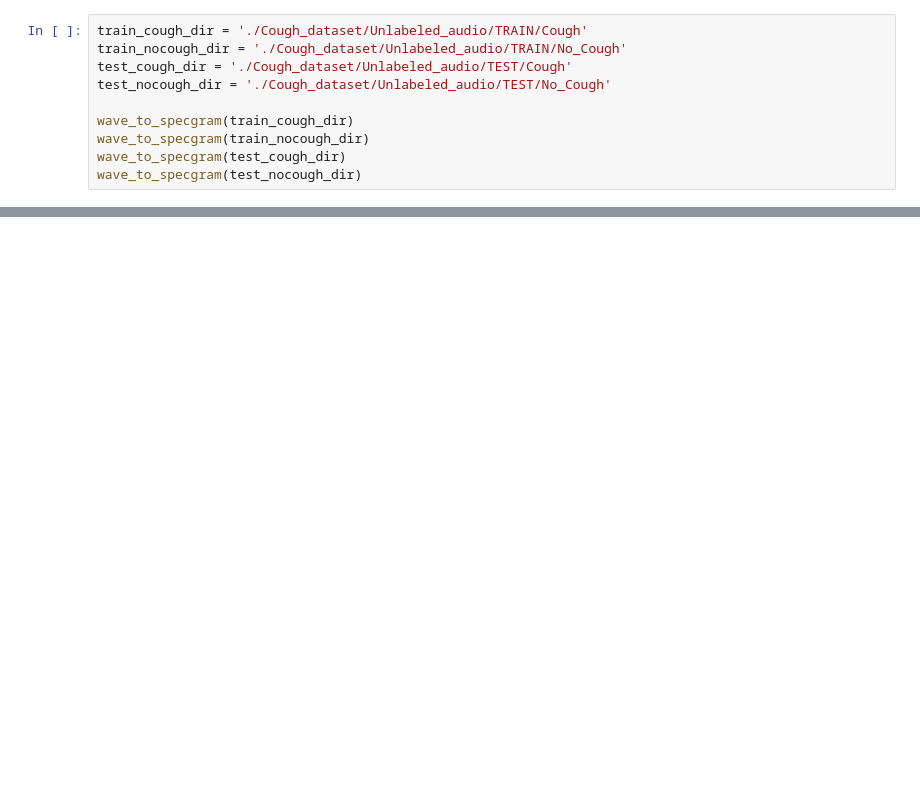
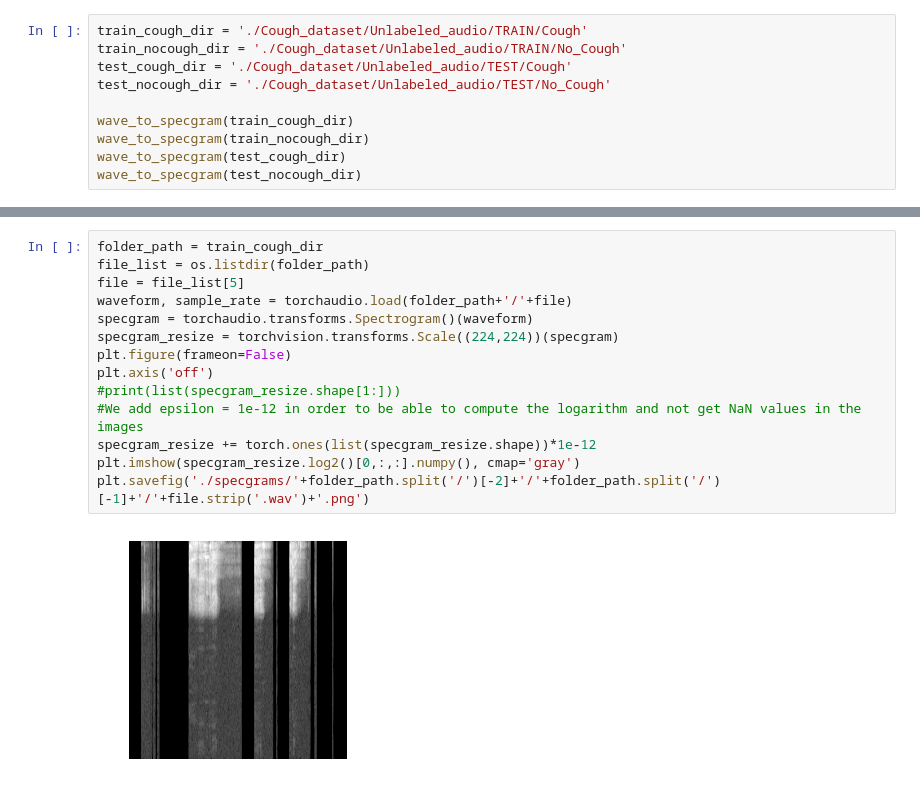
Before and after one commit to CarlOwOs/Apolo-COVID-cough-predictor, a Jupyter notebook: Preprocessing.ipynb, the cells around one changed output, grey strips where cells are left out. Cells and saved outputs as stored; diff of their text form; blank space fills up the shorter version.

Commit message:
sumar epsilon antes del log

```diff
--- a/Preprocessing.ipynb
+++ b/Preprocessing.ipynb
@@ -56,0 +73,16 @@ print('total validation nocough files:', len(os.listdir(test_nocough_dir)))
+# %%
+folder_path = train_cough_dir
+file_list = os.listdir(folder_path)
+file = file_list[5]
+waveform, sample_rate = torchaudio.load(folder_path+'/'+file)
+specgram = torchaudio.transforms.Spectrogram()(waveform)
+specgram_resize = torchvision.transforms.Scale((224,224))(specgram)
+plt.figure(frameon=False)
+plt.axis('off')
+#print(list(specgram_resize.shape[1:]))
+#We add epsilon = 1e-12 in order to be able to compute the logarithm and not get NaN values in the images
+specgram_resize += torch.ones(list(specgram_resize.shape))*1e-12
+plt.imshow(specgram_resize.log2()[0,:,:].numpy(), cmap='gray')
+plt.savefig('./specgrams/'+folder_path.split('/')[-2]+'/'+folder_path.split('/')[-1]+'/'+file.strip('.wav')+'.png')
+# %% [output]
+[figure, added]
```
Also changed, not shown: parts of 4 cells of this notebook, 1 other file.
